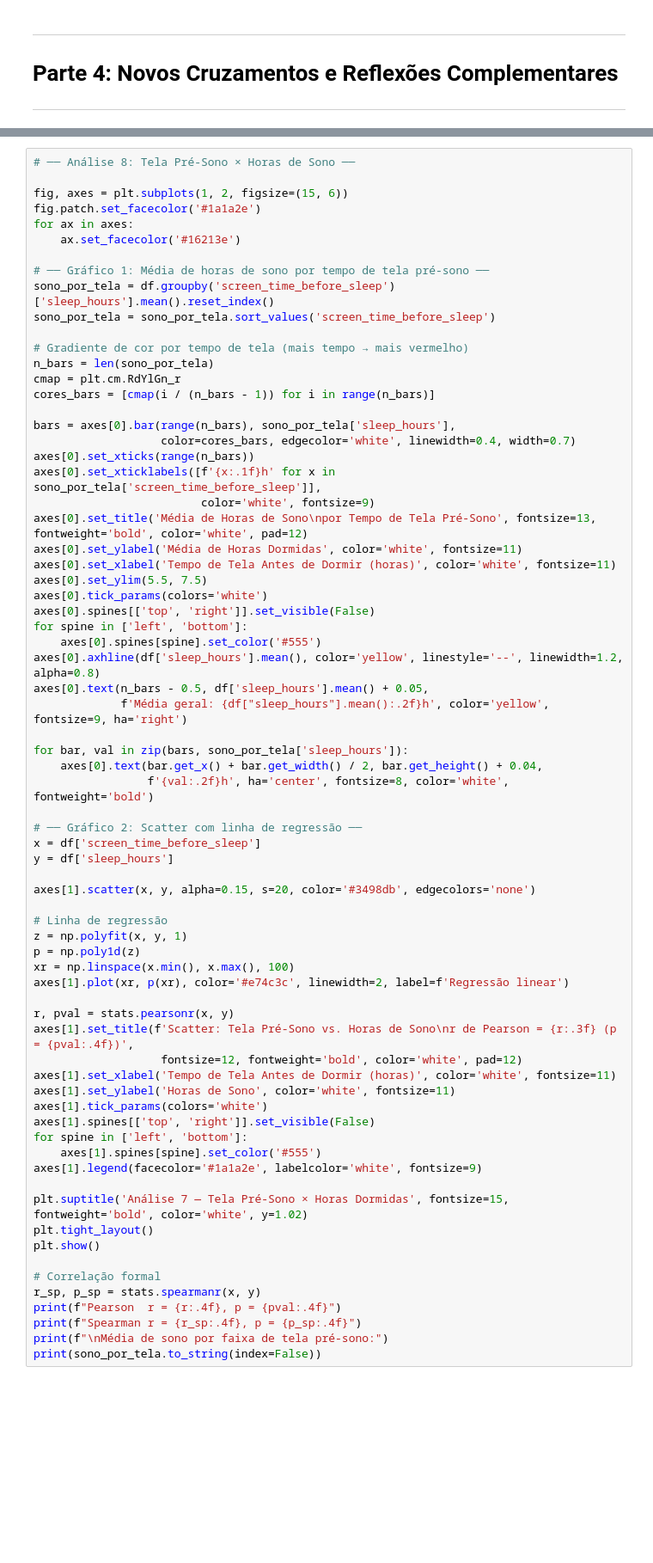
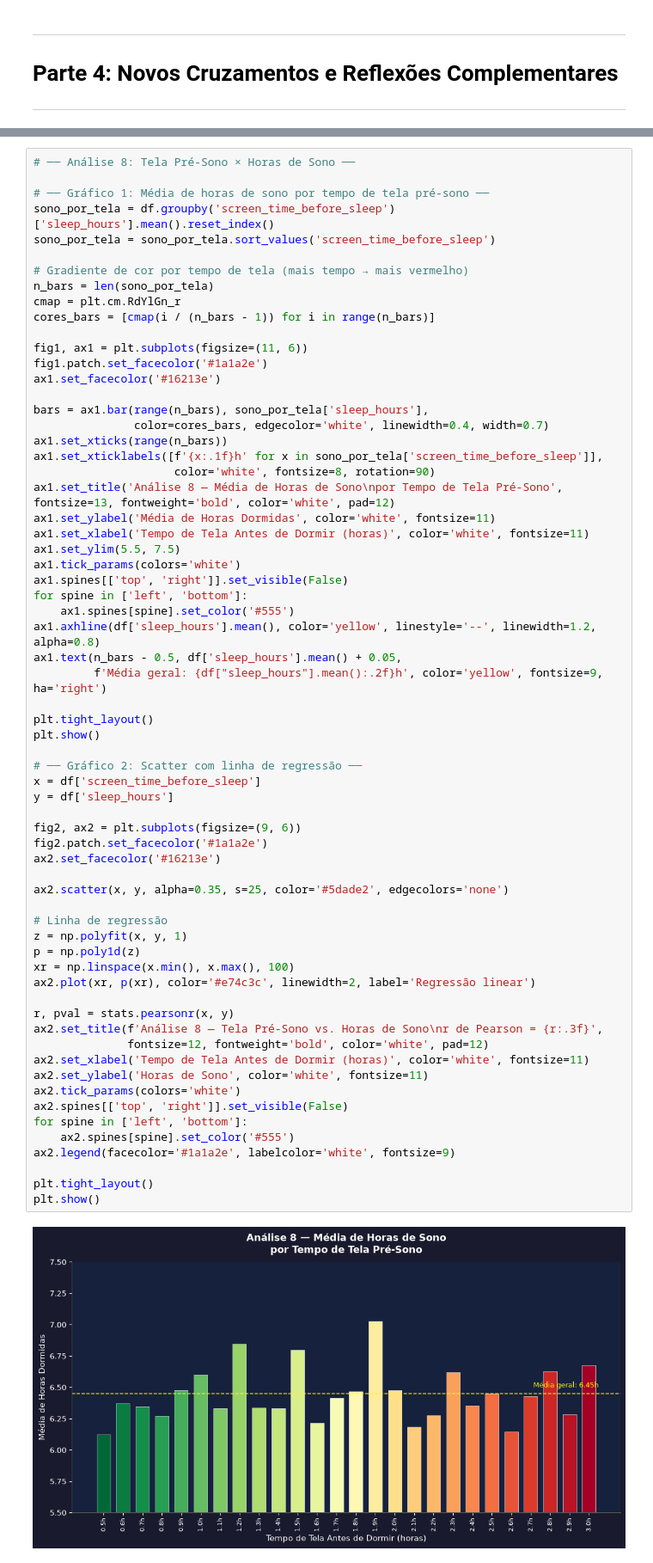
Before and after one commit to FelipeNoglidi/Estatistica_Analise_Estrutural_Saude_Mental, a Jupyter notebook: Trabalho_Estatistica.ipynb, the cells around one changed output, grey strips where cells are left out. Shown at 86% size. Cells and saved outputs as stored; diff of their text form; blank space fills up the shorter version.

```diff
--- a/Trabalho_Estatistica.ipynb
+++ b/Trabalho_Estatistica.ipynb
@@ -1324,72 +1338,68 @@ Esta análise verifica o primeiro elo dessa cadeia, cruzando `screen_time_before
 **Hipótese:** adolescentes que usam mais tela antes de dormir apresentam menor quantidade de horas dormidas.
 # %%
 # ── Análise 8: Tela Pré-Sono × Horas de Sono ──
-
-fig, axes = plt.subplots(1, 2, figsize=(15, 6))
-fig.patch.set_facecolor('#1a1a2e')
-for ax in axes:
-    ax.set_facecolor('#16213e')
 
 # ── Gráfico 1: Média de horas de sono por tempo de tela pré-sono ──
 sono_por_tela = df.groupby('screen_time_before_sleep')['sleep_hours'].mean().reset_index()
 sono_por_tela = sono_por_tela.sort_values('screen_time_before_sleep')
 
 # Gradiente de cor por tempo de tela (mais tempo → mais vermelho)
 n_bars = len(sono_por_tela)
 cmap = plt.cm.RdYlGn_r
 cores_bars = [cmap(i / (n_bars - 1)) for i in range(n_bars)]
 
-bars = axes[0].bar(range(n_bars), sono_por_tela['sleep_hours'],
-                   color=cores_bars, edgecolor='white', linewidth=0.4, width=0.7)
-axes[0].set_xticks(range(n_bars))
-axes[0].set_xticklabels([f'{x:.1f}h' for x in sono_por_tela['screen_time_before_sleep']],
-                         color='white', fontsize=9)
-axes[0].set_title('Média de Horas de Sono\npor Tempo de Tela Pré-Sono', fontsize=13, fontweight='bold', color='white', pad=12)
-axes[0].set_ylabel('Média de Horas Dormidas', color='white', fontsize=11)
-axes[0].set_xlabel('Tempo de Tela Antes de Dormir (horas)', color='white', fontsize=11)
-axes[0].set_ylim(5.5, 7.5)
-axes[0].tick_params(colors='white')
-axes[0].spines[['top', 'right']].set_visible(False)
+fig1, ax1 = plt.subplots(figsize=(11, 6))
+fig1.patch.set_facecolor('#1a1a2e')
+ax1.set_facecolor('#16213e')
+
+bars = ax1.bar(range(n_bars), sono_por_tela['sleep_hours'],
+               color=cores_bars, edgecolor='white', linewidth=0.4, width=0.7)
+ax1.set_xticks(range(n_bars))
+ax1.set_xticklabels([f'{x:.1f}h' for x in sono_por_tela['screen_time_before_sleep']],
+                     color='white', fontsize=8, rotation=90)
+ax1.set_title('Análise 8 — Média de Horas de Sono\npor Tempo de Tela Pré-Sono', fontsize=13, fontweight='bold', color='white', pad=12)
+ax1.set_ylabel('Média de Horas Dormidas', color='white', fontsize=11)
+ax1.set_xlabel('Tempo de Tela Antes de Dormir (horas)', color='white', fontsize=11)
+ax1.set_ylim(5.5, 7.5)
+ax1.tick_params(colors='white')
+ax1.spines[['top', 'right']].set_visible(False)
 for spine in ['left', 'bottom']:
-    axes[0].spines[spine].set_color('#555')
-axes[0].axhline(df['sleep_hours'].mean(), color='yellow', linestyle='--', linewidth=1.2, alpha=0.8)
-axes[0].text(n_bars - 0.5, df['sleep_hours'].mean() + 0.05,
-             f'Média geral: {df["sleep_hours"].mean():.2f}h', color='yellow', fontsize=9, ha='right')
+    ax1.spines[spine].set_color('#555')
+ax1.axhline(df['sleep_hours'].mean(), color='yellow', linestyle='--', linewidth=1.2, alpha=0.8)
+ax1.text(n_bars - 0.5, df['sleep_hours'].mean() + 0.05,
+         f'Média geral: {df["sleep_hours"].mean():.2f}h', color='yellow', fontsize=9, ha='right')
 
-for bar, val in zip(bars, sono_por_tela['sleep_hours']):
-    axes[0].text(bar.get_x() + bar.get_width() / 2, bar.get_height() + 0.04,
-                 f'{val:.2f}h', ha='center', fontsize=8, color='white', fontweight='bold')
+plt.tight_layout()
+plt.show()
 
 # ── Gráfico 2: Scatter com linha de regressão ──
 x = df['screen_time_before_sleep']
 y = df['sleep_hours']
 
-axes[1].scatter(x, y, alpha=0.15, s=20, color='#3498db', edgecolors='none')
+fig2, ax2 = plt.subplots(figsize=(9, 6))
+fig2.patch.set_facecolor('#1a1a2e')
+ax2.set_facecolor('#16213e')
+
+ax2.scatter(x, y, alpha=0.35, s=25, color='#5dade2', edgecolors='none')
 
 # Linha de regressão
 z = np.polyfit(x, y, 1)
 p = np.poly1d(z)
 xr = np.linspace(x.min(), x.max(), 100)
-axes[1].plot(xr, p(xr), color='#e74c3c', linewidth=2, label=f'Regressão linear')
+ax2.plot(xr, p(xr), color='#e74c3c', linewidth=2, label='Regressão linear')
 
 r, pval = stats.pearsonr(x, y)
-axes[1].set_title(f'Scatter: Tela Pré-Sono vs. Horas de Sono\nr de Pearson = {r:.3f} (p = {pval:.4f})',
-                   fontsize=12, fontweight='bold', color='white', pad=12)
-axes[1].set_xlabel('Tempo de Tela Antes de Dormir (horas)', color='white', fontsize=11)
-axes[1].set_ylabel('Horas de Sono', color='white', fontsize=11)
-axes[1].tick_params(colors='white')
-axes[1].spines[['top', 'right']].set_visible(False)
+ax2.set_title(f'Análise 8 — Tela Pré-Sono vs. Horas de Sono\nr de Pearson = {r:.3f}',
+              fontsize=12, fontweight='bold', color='white', pad=12)
+ax2.set_xlabel('Tempo de Tela Antes de Dormir (horas)', color='white', fontsize=11)
+ax2.set_ylabel('Horas de Sono', color='white', fontsize=11)
+ax2.tick_params(colors='white')
+ax2.spines[['top', 'right']].set_visible(False)
 for spine in ['left', 'bottom']:
-    axes[1].spines[spine].set_color('#555')
-axes[1].legend(facecolor='#1a1a2e', labelcolor='white', fontsize=9)
+    ax2.spines[spine].set_color('#555')
+ax2.legend(facecolor='#1a1a2e', labelcolor='white', fontsize=9)
 
-plt.suptitle('Análise 7 — Tela Pré-Sono × Horas Dormidas', fontsize=15, fontweight='bold', color='white', y=1.02)
 plt.tight_layout()
 plt.show()
-
-# Correlação formal
-r_sp, p_sp = stats.spearmanr(x, y)
-print(f"Pearson  r = {r:.4f}, p = {pval:.4f}")
-print(f"Spearman r = {r_sp:.4f}, p = {p_sp:.4f}")
-print(f"\nMédia de sono por faixa de tela pré-sono:")
-print(sono_por_tela.to_string(index=False))
+# %% [output]
+[figure, added]
```
Also changed, not shown: parts of 15 cells of this notebook.
